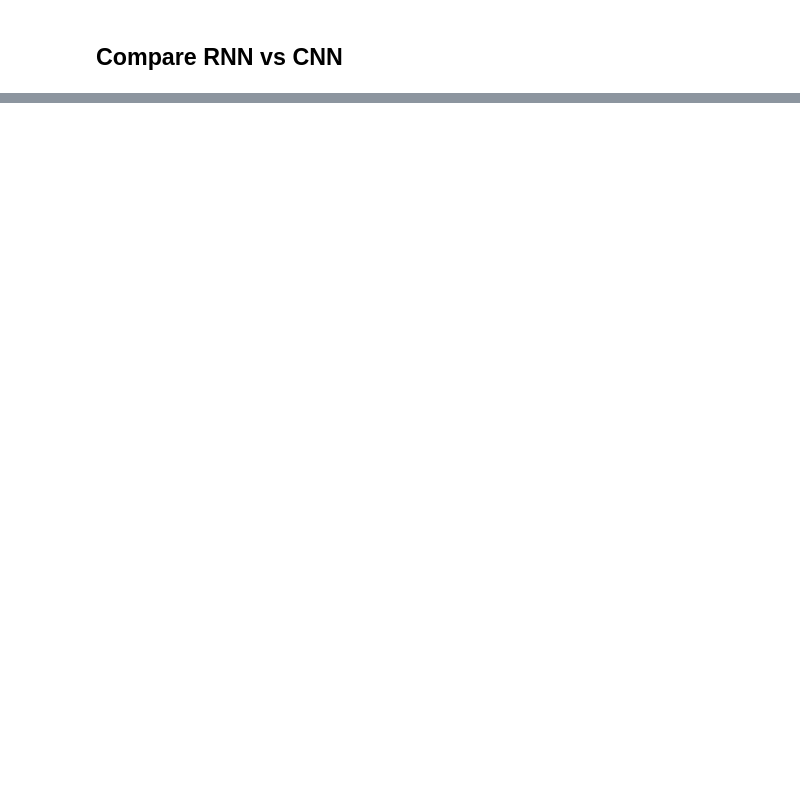
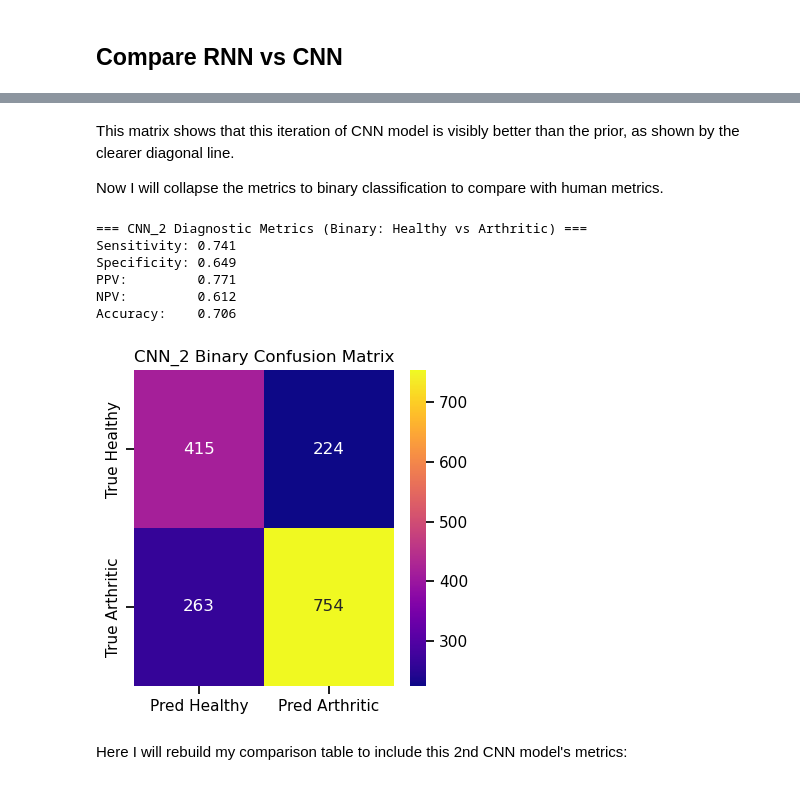
Before and after one commit to Kate-Zilla/deep-learning-arthritis-detection, a Jupyter notebook: arth_det.ipynb, the cells around one changed output, grey strips where cells are left out. Cells and saved outputs as stored; diff of their text form; code cells hidden in the pictures; blank space fills up the shorter version.

```diff
--- a/arth_det.ipynb
+++ b/arth_det.ipynb
@@ -566,0 +916,42 @@ My models give the following:
+# %% [markdown]
+This matrix shows that this iteration of CNN model is visibly better than the prior, as shown by the clearer diagonal line.
+
+Now I will collapse the metrics to binary classification to compare with human metrics.
+# %%
+#labels: 0 = healthy, 1 = arthritic (KL 1–4)
+y_true2_binary = (y_true2 > 0).astype(int)
+y_pred2_binary = (y_pred2 > 0).astype(int)
+
+cm2_bin = confusion_matrix(y_true2_binary, y_pred2_binary)
+TN, FP, FN, TP = cm2_bin.ravel()
+
+cnn2_sensitivity = TP / (TP + FN)
+cnn2_specificity = TN / (TN + FP)
+cnn2_ppv         = TP / (TP + FP)
+cnn2_npv         = TN / (TN + FN)
+cnn2_accuracy    = (TP + TN) / cm2_bin.sum()
+
+print("=== CNN_2 Diagnostic Metrics (Binary: Healthy vs Arthritic) ===")
+print(f"Sensitivity: {cnn2_sensitivity:.3f}")
+print(f"Specificity: {cnn2_specificity:.3f}")
+print(f"PPV:         {cnn2_ppv:.3f}")
+print(f"NPV:         {cnn2_npv:.3f}")
+print(f"Accuracy:    {cnn2_accuracy:.3f}")
+
+plt.figure(figsize=(4,4))
+sns.heatmap(cm2_bin, annot=True, fmt="d", cmap="plasma",
+            xticklabels=["Pred Healthy","Pred Arthritic"],
+            yticklabels=["True Healthy","True Arthritic"])
+plt.title("CNN_2 Binary Confusion Matrix")
+plt.tight_layout()
+plt.show()
+# %% [output]
+=== CNN_2 Diagnostic Metrics (Binary: Healthy vs Arthritic) ===
+Sensitivity: 0.741
+Specificity: 0.649
+PPV:         0.771
+NPV:         0.612
+Accuracy:    0.706
+[figure, added]
+# %% [markdown]
+Here I will rebuild my comparison table to include this 2nd CNN model's metrics:
```
Also changed, not shown: parts of 38 cells of this notebook.
